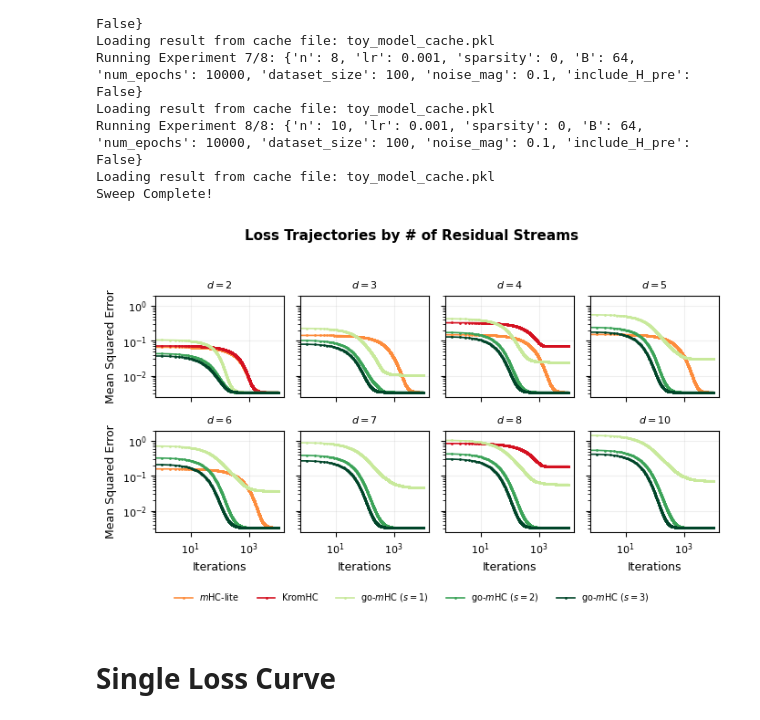
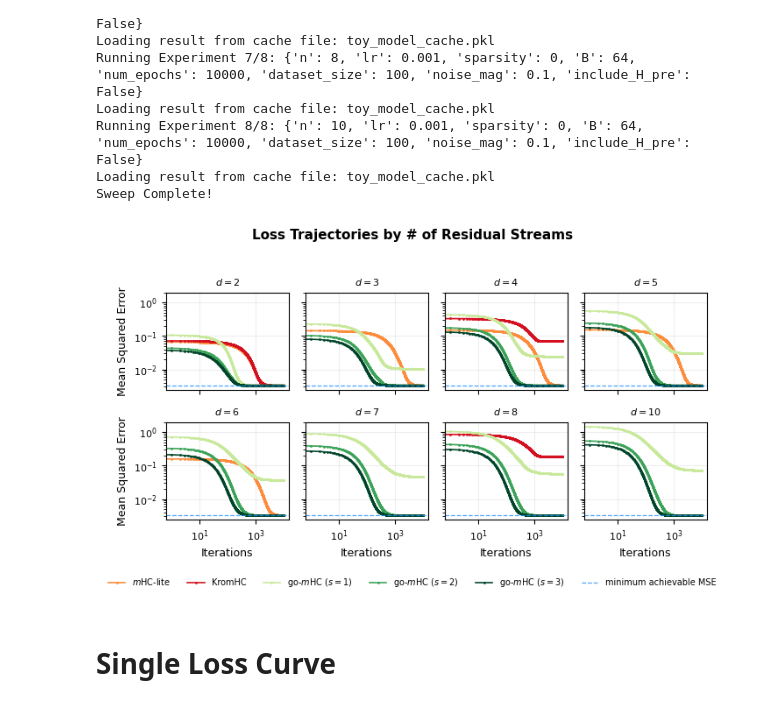
Before and after one commit to itstorque/go-mHC, a Jupyter notebook: omHC_toy_model_routing.ipynb, the cells around one changed output. Saved outputs shown, nothing was run; the diff lists cells and outputs as text; code cells hidden in the pictures.

Commit message:
added theoretical minimum MSE

```diff
--- a/omHC_toy_model_routing.ipynb
+++ b/omHC_toy_model_routing.ipynb
@@ -643,6 +640,8 @@ plt.rcParams.update({
     "lines.linewidth": 1.2,
     "figure.autolayout": True
 })
+
+noise_floor = (sweep_config['noise_mag'][0] ** 2) / 3
 
 colors_methods = {
     'go-mHC': plt.cm.YlGn(0.6),
@@ -691,11 +690,30 @@ for method_name, method_key_fn in [
                     markersize=5,
                     rasterized=True)
 
+ax.axhline(y=noise_floor, color='gray', linestyle='--', linewidth=0.9, alpha=0.8)
+
 ax.set_yscale('log')
 ax.set_xscale('log')
 ax.set_xticks(dims)
 ax.set_xticklabels([str(d) for d in dims])
 ax.get_xaxis().set_major_formatter(plt.ScalarFormatter())
+
+# --- Inject noise_floor into y-ticks ---
+ax.set_ylim(1e-3, 1e0)
+
+existing_ticks = ax.get_yticks()
+new_ticks = np.append(existing_ticks, noise_floor)
+new_labels = [ax.yaxis.get_major_formatter().format_data(t) for t in existing_ticks] + ['min']
+ax.set_yticks(new_ticks)
+ax.set_yticklabels(new_labels)
+
+ax.set_ylim(1e-3, 1e0)
+
+# Style the "min" tick label distinctively
+for tick, label in zip(ax.yaxis.get_major_ticks(), ax.get_yticklabels()):
+    if label.get_text() == 'min':
+        tick.label1.set_color('gray')
+        tick.label1.set_fontstyle('italic')
 
 ax.set_xlabel("Matrix Dimension $d$")
 ax.set_ylabel("Mean Squared Error")
@@ -768,10 +786,11 @@ Sweep Complete!
 # %%
 import matplotlib.pyplot as plt
 import numpy as np
+from matplotlib.lines import Line2D
 
 # --- ICML Styling Constants ---
 COLUMN_WIDTH = 3.5
-FIG_SIZE = (COLUMN_WIDTH * 2, COLUMN_WIDTH * 1.2)  # wider for 4x2 grid
+FIG_SIZE = (COLUMN_WIDTH * 2, COLUMN_WIDTH * 1.2)
 
 plt.rcParams.update({
     "text.usetex": False,
@@ -781,9 +800,10 @@ plt.rcParams.update({
     "xtick.labelsize": 8,
     "ytick.labelsize": 8,
     "lines.linewidth": 1.2,
-    "figure.autolayout": False  # we'll use tight_layout manually
+    "figure.autolayout": False
 })
 
+noise_floor = (sweep_config['noise_mag'][0] ** 2) / 3
 colors = [*plt.cm.YlOrRd([0.5, 0.8]), "k", *plt.cm.YlGn(np.linspace(0.3, 1, 3))]
 
 fig, axes = plt.subplots(2, 4, figsize=FIG_SIZE, sharex=True, sharey=True)
@@ -812,36 +832,43 @@ for dim in range(len(sweep_config['n'])):
         data = histories[label]
         ax.plot(data, label=label, color=colors[i],
                 alpha=0 if label == " " else 1, marker='.', markersize=2, rasterized=True)
         i += 1
 
+    ax.axhline(y=noise_floor, color='dodgerblue', linestyle='--', linewidth=0.9, alpha=0.8)
+
     ax.set_yscale('log')
     ax.set_xscale('log')
     ax.set_title(f"$d={sweep_config['n'][dim]}$", fontsize=8)
     ax.grid(True, which="major", ls="-", alpha=0.2)
 
-    # Only label outer axes
     if dim >= 4:
         ax.set_xlabel("Iterations")
     if dim % 4 == 0:
         ax.set_ylabel("Mean Squared Error")
 
 # Single shared legend from the last subplot's handles
 handles, labels = axes[-1].get_legend_handles_labels()
-# Filter out the blank spacer entry
 filtered = [(h, l) for h, l in zip(handles, labels) if l.strip()]
+
+# Append noise floor handle manually
+filtered.append((
+    Line2D([0], [0], color='dodgerblue', linestyle='--', linewidth=0.9, alpha=0.8),
+    'minimum achievable MSE'
+))
+
 fig.legend(*zip(*filtered),
            loc='lower center',
            bbox_to_anchor=(0.5, -0.02),
            ncol=len(filtered),
            frameon=False,
            fontsize=7,
            columnspacing=2)
 
 plt.tight_layout(rect=[0, 0.05, 1, 0.95])
 plt.savefig('appendix_loss_trajectories_by_residual_streams.pdf', bbox_inches='tight', dpi=300)
 plt.show()
 # %% [output]
-[figure, old version]
+[figure, new version]
 # %% [markdown]
 # Single Loss Curve
 # %%
```
Also changed, not shown: parts of 3 cells of this notebook.
